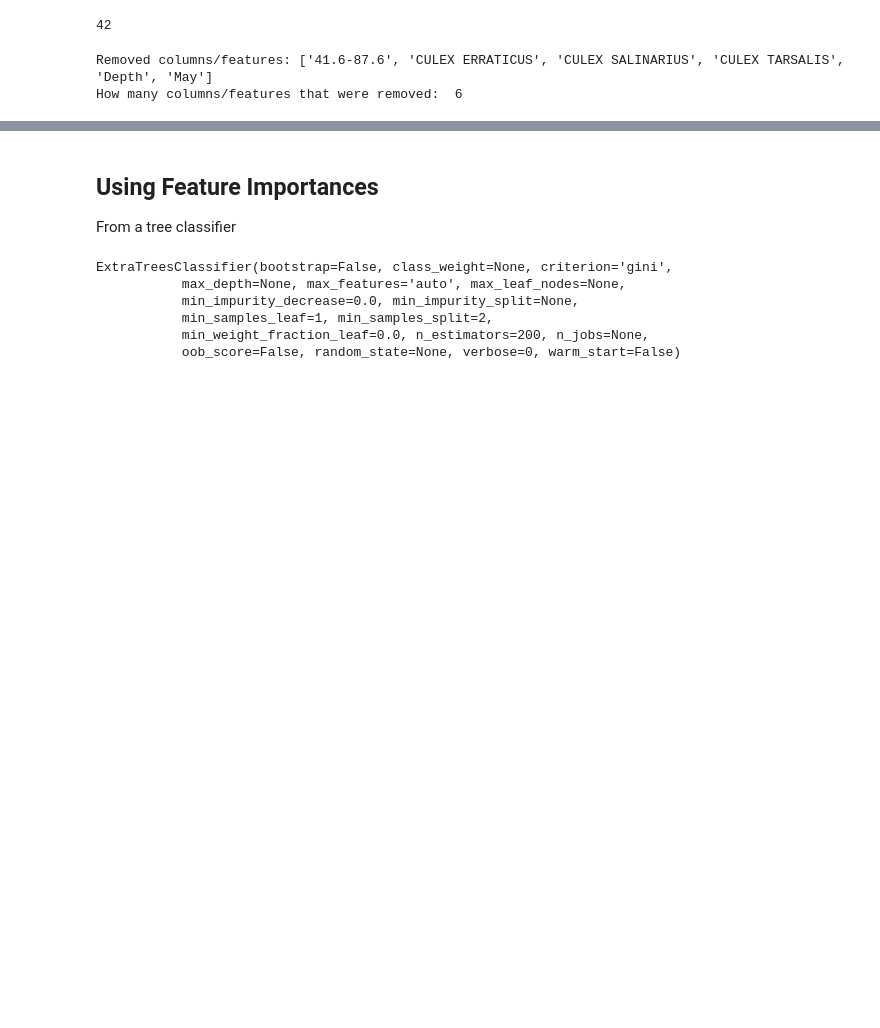
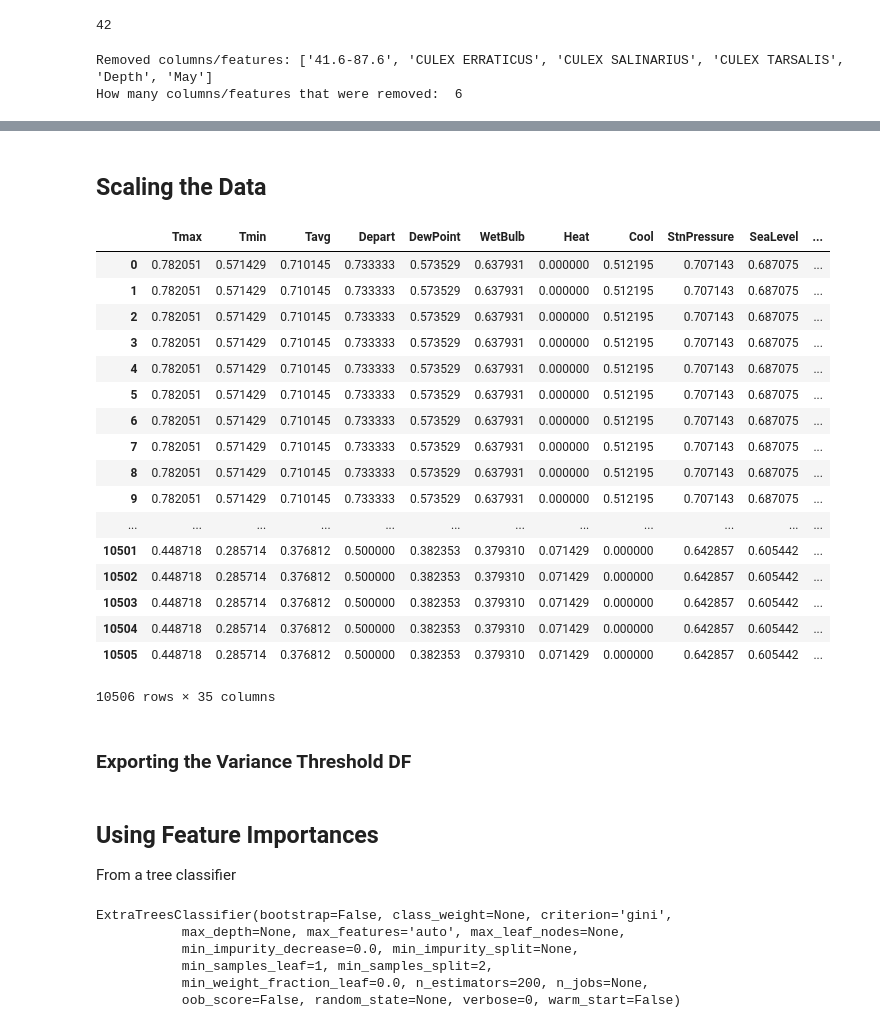
Before and after one commit to marcosan93/West-Nile-Virus-Kaggle, a Jupyter notebook: West-Nile-Data/Feature-Selection.ipynb, the cells around one changed output, grey strips where cells are left out. Drawn from its saved outputs; the diff is of its cells as text; code cells hidden in the pictures; blank space fills up the shorter version.

```diff
--- a/West-Nile-Data/Feature-Selection.ipynb
+++ b/West-Nile-Data/Feature-Selection.ipynb
@@ -106,0 +110,38 @@ X = X[X.columns[sel_feats]]
+# %% [markdown]
+## Scaling the Data
+# %%
+# Separating the DF for scaling purposes
+con_var = X.loc[:, :'Daylight']
+cat_var = X.loc[:, 'CULEX PIPIENS':]
+
+# Scaling
+scaler = MinMaxScaler()
+
+scaled_df = pd.DataFrame(scaler.fit_transform(con_var),
+                         index=con_var.index,
+                         columns=con_var.columns)
+
+# Rejoining the two separated DFs
+X = scaled_df.join(cat_var)
+X
+# %% [output]
+|  | Tmax | Tmin | Tavg | Depart | DewPoint | WetBulb | Heat | Cool | StnPressure | SeaLevel | ... |
+| 0 | 0.782051 | 0.571429 | 0.710145 | 0.733333 | 0.573529 | 0.637931 | 0.000000 | 0.512195 | 0.707143 | 0.687075 | ... |
+| 1 | 0.782051 | 0.571429 | 0.710145 | 0.733333 | 0.573529 | 0.637931 | 0.000000 | 0.512195 | 0.707143 | 0.687075 | ... |
+| 2 | 0.782051 | 0.571429 | 0.710145 | 0.733333 | 0.573529 | 0.637931 | 0.000000 | 0.512195 | 0.707143 | 0.687075 | ... |
+| 3 | 0.782051 | 0.571429 | 0.710145 | 0.733333 | 0.573529 | 0.637931 | 0.000000 | 0.512195 | 0.707143 | 0.687075 | ... |
+| 4 | 0.782051 | 0.571429 | 0.710145 | 0.733333 | 0.573529 | 0.637931 | 0.000000 | 0.512195 | 0.707143 | 0.687075 | ... |
+| 5 | 0.782051 | 0.571429 | 0.710145 | 0.733333 | 0.573529 | 0.637931 | 0.000000 | 0.512195 | 0.707143 | 0.687075 | ... |
+| 6 | 0.782051 | 0.571429 | 0.710145 | 0.733333 | 0.573529 | 0.637931 | 0.000000 | 0.512195 | 0.707143 | 0.687075 | ... |
+| 7 | 0.782051 | 0.571429 | 0.710145 | 0.733333 | 0.573529 | 0.637931 | 0.000000 | 0.512195 | 0.707143 | 0.687075 | ... |
+| 8 | 0.782051 | 0.571429 | 0.710145 | 0.733333 | 0.573529 | 0.637931 | 0.000000 | 0.512195 | 0.707143 | 0.687075 | ... |
+| 9 | 0.782051 | 0.571429 | 0.710145 | 0.733333 | 0.573529 | 0.637931 | 0.000000 | 0.512195 | 0.707143 | 0.687075 | ... |
+| ... | ... | ... | ... | ... | ... | ... | ... | ... | ... | ... | ... |
+| 10501 | 0.448718 | 0.285714 | 0.376812 | 0.500000 | 0.382353 | 0.379310 | 0.071429 | 0.000000 | 0.642857 | 0.605442 | ... |
+| 10502 | 0.448718 | 0.285714 | 0.376812 | 0.500000 | 0.382353 | 0.379310 | 0.071429 | 0.000000 | 0.642857 | 0.605442 | ... |
+| 10503 | 0.448718 | 0.285714 | 0.376812 | 0.500000 | 0.382353 | 0.379310 | 0.071429 | 0.000000 | 0.642857 | 0.605442 | ... |
+| 10504 | 0.448718 | 0.285714 | 0.376812 | 0.500000 | 0.382353 | 0.379310 | 0.071429 | 0.000000 | 0.642857 | 0.605442 | ... |
+| 10505 | 0.448718 | 0.285714 | 0.376812 | 0.500000 | 0.382353 | 0.379310 | 0.071429 | 0.000000 | 0.642857 | 0.605442 | ... |
+10506 rows × 35 columns
+# %% [markdown]
+### Exporting the Variance Threshold DF
```
Also changed, not shown: parts of 4 cells of this notebook, 2 other files.
